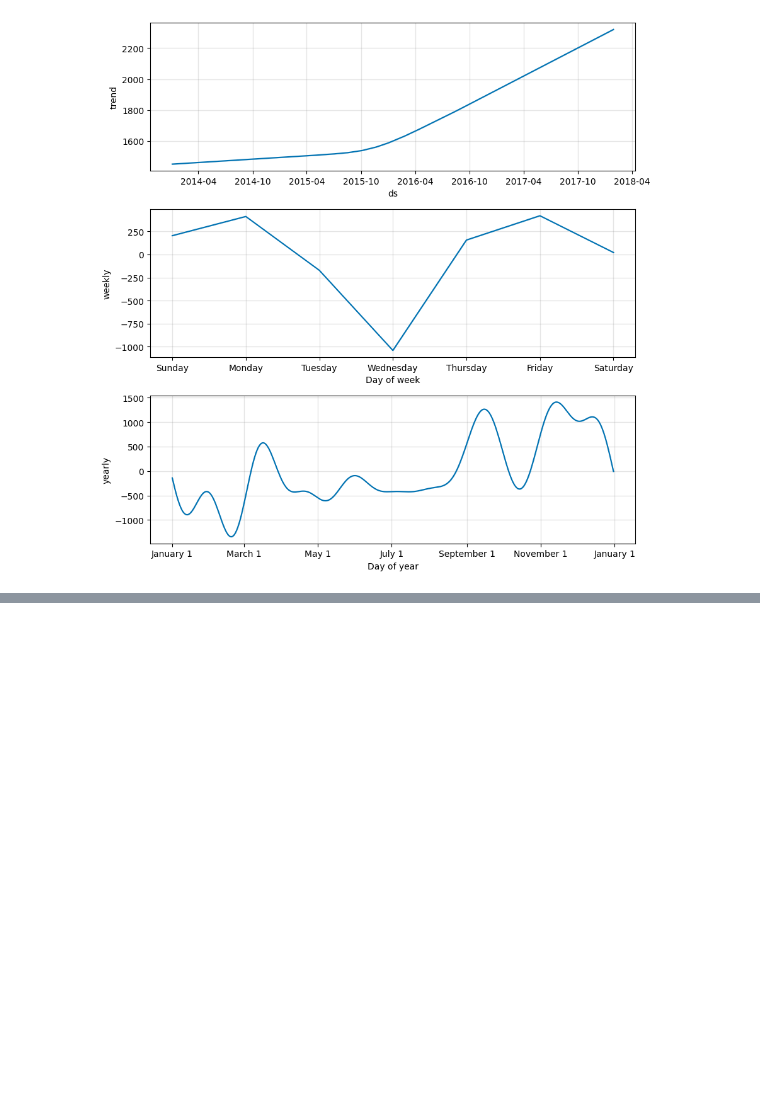
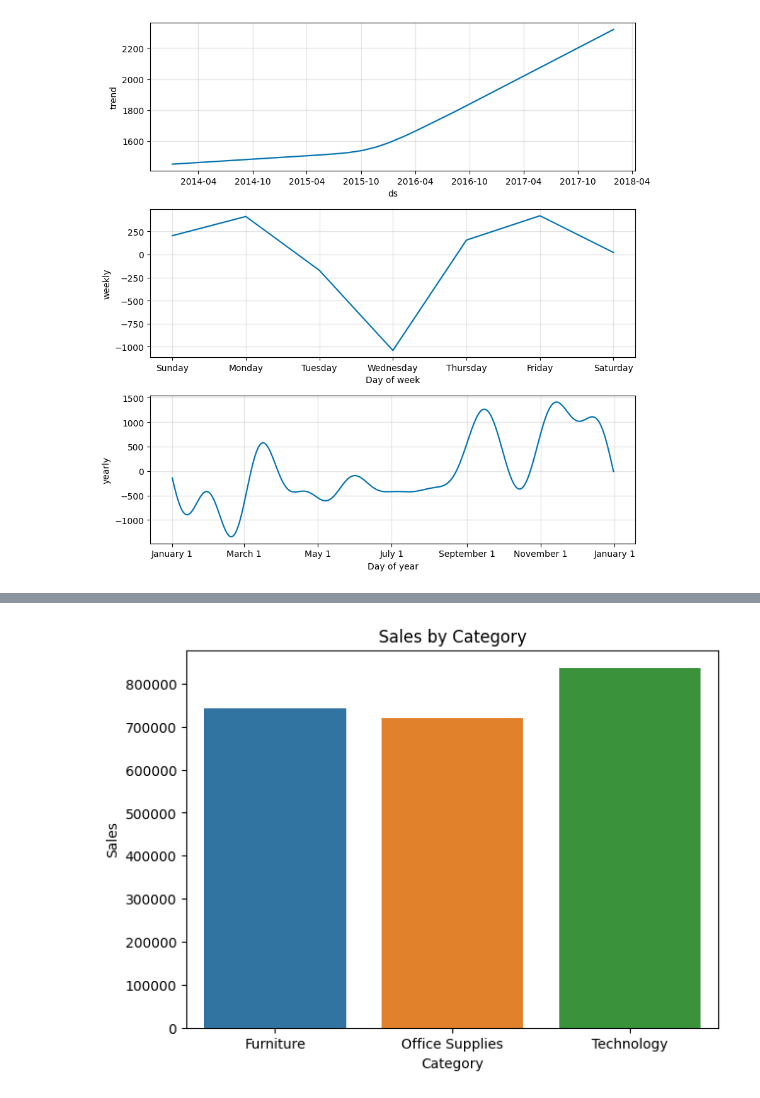
Before and after one commit to anshkumar2311/AI-Powered-Sales-Forecasting-Dashboard, a Jupyter notebook: ai-powered-sales-forecasting-dashboard.ipynb, the cells around one changed output, grey strips where cells are left out. Drawn from its saved outputs; the diff is of its cells as text; code cells hidden in the pictures; blank space fills up the shorter version.

```diff
--- a/ai-powered-sales-forecasting-dashboard.ipynb
+++ b/ai-powered-sales-forecasting-dashboard.ipynb
@@ -210,0 +264,9 @@ model.plot_components(forecast)
+# %%
+# 4.2. Sales by Category
+category_sales = df.groupby('Category')['Sales'].sum().reset_index()
+plt.figure(figsize=(7,5))
+sns.barplot(data=category_sales, x='Category', y='Sales')
+plt.title('Sales by Category')
+plt.show()
+# %% [output]
+[figure, added]
```
Also changed, not shown: parts of 26 cells of this notebook.
